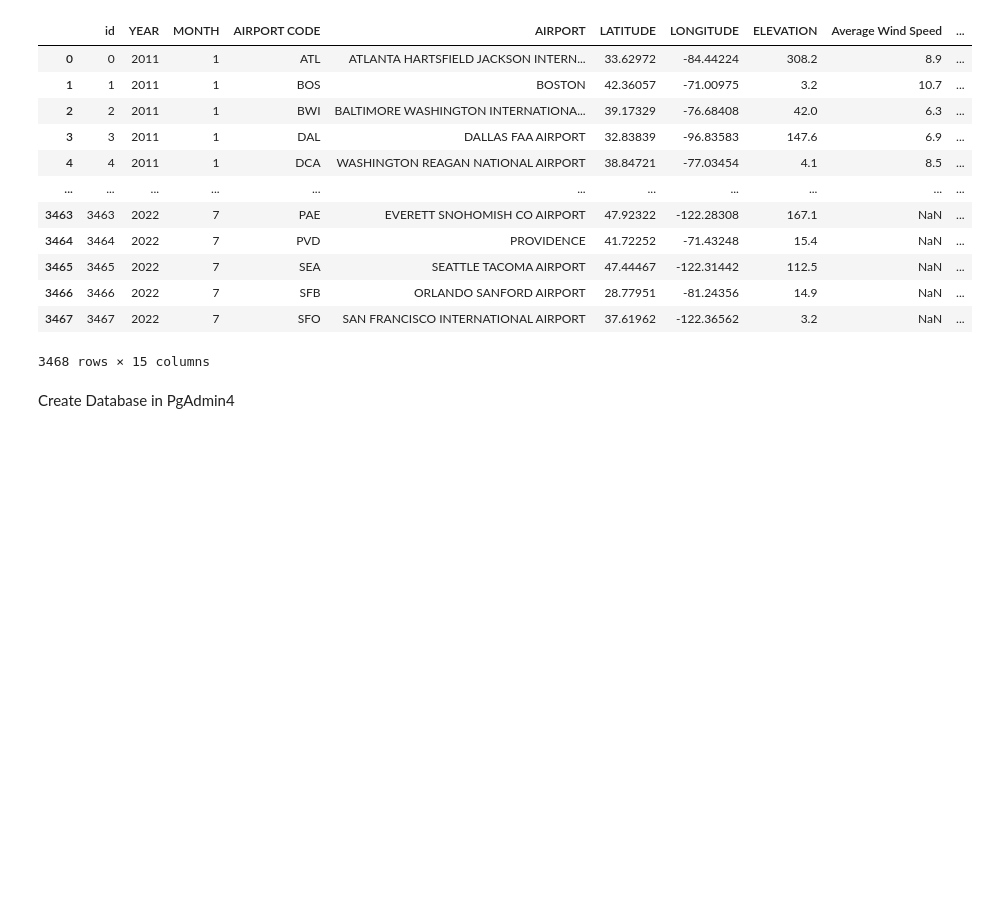
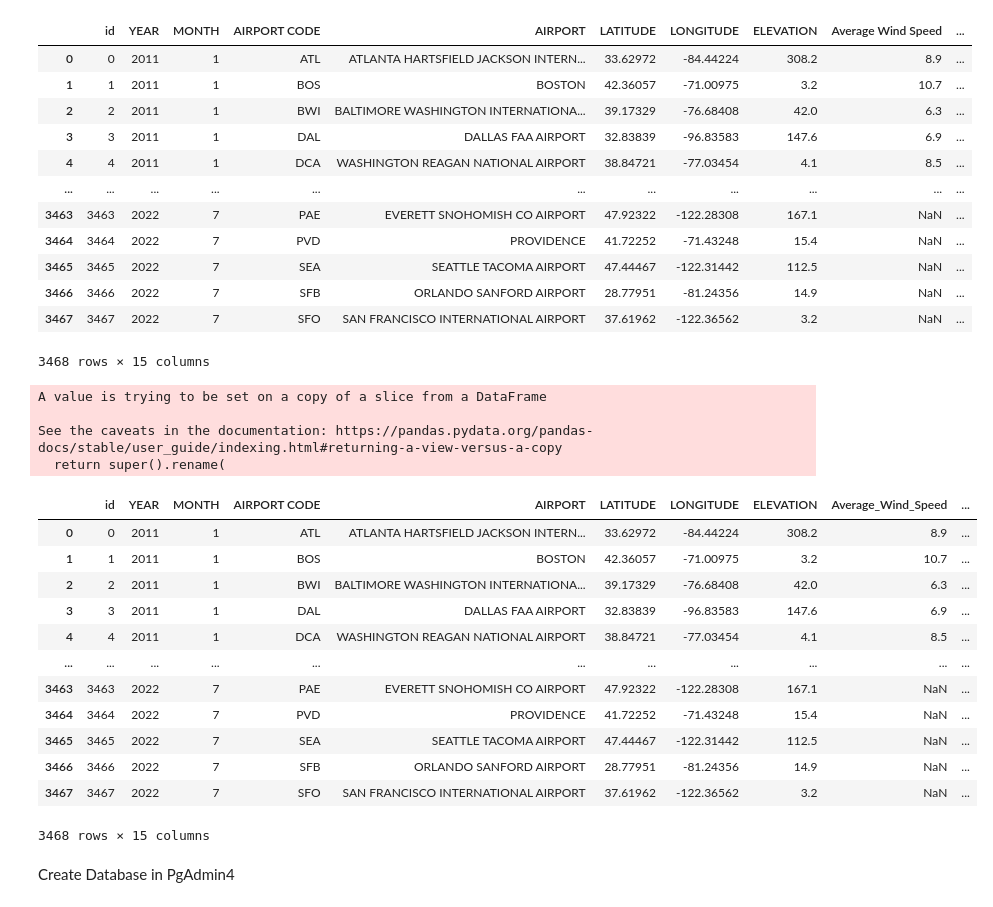
Before and after one commit to NicoleRyan99/GROUP-PROJECT-3, a Jupyter notebook: cleaned_travel_data.ipynb, the cells around one changed output. Cells and saved outputs as stored; diff of their text form; code cells hidden in the pictures; blank space fills up the shorter version.

Commit message:
Underscores_in_Column_Names
Updated cleaned_travel_data.ipynb with underscores in column names to make it easier for the database.

```diff
--- a/cleaned_travel_data.ipynb
+++ b/cleaned_travel_data.ipynb
@@ -594,6 +594,30 @@ monthly_summary
 | 3466 | 3466 | 2022 | 7 | SFB | ORLANDO SANFORD AIRPORT | 28.77951 | -81.24356 | 14.9 | NaN | ... |
 | 3467 | 3467 | 2022 | 7 | SFO | SAN FRANCISCO INTERNATIONAL AIRPORT | 37.61962 | -122.36562 | 3.2 | NaN | ... |
 3468 rows × 15 columns
+# %%
+monthly_summary.rename(columns={"Average Wind Speed":"Average_Wind_Speed", "Max Gust Speed":"Max_Gust_Speed",
+                                "Snow Accumulation":"Snow_Accumulation",
+                                "Average Temperature":"Average_Temperature", "Max Temperature":"Max_Temperature",
+                                 "Min Temperature":"Min_Temperature"}, inplace=True)
+monthly_summary
+# %% [output]
+A value is trying to be set on a copy of a slice from a DataFrame
+
+See the caveats in the documentation: https://pandas.pydata.org/pandas-docs/stable/user_guide/indexing.html#returning-a-view-versus-a-copy
+  return super().rename(
+|  | id | YEAR | MONTH | AIRPORT CODE | AIRPORT | LATITUDE | LONGITUDE | ELEVATION | Average_Wind_Speed | ... |
+| 0 | 0 | 2011 | 1 | ATL | ATLANTA HARTSFIELD JACKSON INTERN... | 33.62972 | -84.44224 | 308.2 | 8.9 | ... |
+| 1 | 1 | 2011 | 1 | BOS | BOSTON | 42.36057 | -71.00975 | 3.2 | 10.7 | ... |
+| 2 | 2 | 2011 | 1 | BWI | BALTIMORE WASHINGTON INTERNATIONA... | 39.17329 | -76.68408 | 42.0 | 6.3 | ... |
+| 3 | 3 | 2011 | 1 | DAL | DALLAS FAA AIRPORT | 32.83839 | -96.83583 | 147.6 | 6.9 | ... |
+| 4 | 4 | 2011 | 1 | DCA | WASHINGTON REAGAN NATIONAL AIRPORT | 38.84721 | -77.03454 | 4.1 | 8.5 | ... |
+| ... | ... | ... | ... | ... | ... | ... | ... | ... | ... | ... |
+| 3463 | 3463 | 2022 | 7 | PAE | EVERETT SNOHOMISH CO AIRPORT | 47.92322 | -122.28308 | 167.1 | NaN | ... |
+| 3464 | 3464 | 2022 | 7 | PVD | PROVIDENCE | 41.72252 | -71.43248 | 15.4 | NaN | ... |
+| 3465 | 3465 | 2022 | 7 | SEA | SEATTLE TACOMA AIRPORT | 47.44467 | -122.31442 | 112.5 | NaN | ... |
+| 3466 | 3466 | 2022 | 7 | SFB | ORLANDO SANFORD AIRPORT | 28.77951 | -81.24356 | 14.9 | NaN | ... |
+| 3467 | 3467 | 2022 | 7 | SFO | SAN FRANCISCO INTERNATIONAL AIRPORT | 37.61962 | -122.36562 | 3.2 | NaN | ... |
+3468 rows × 15 columns
 # %% [markdown]
 Create Database in PgAdmin4
 # %%
```
